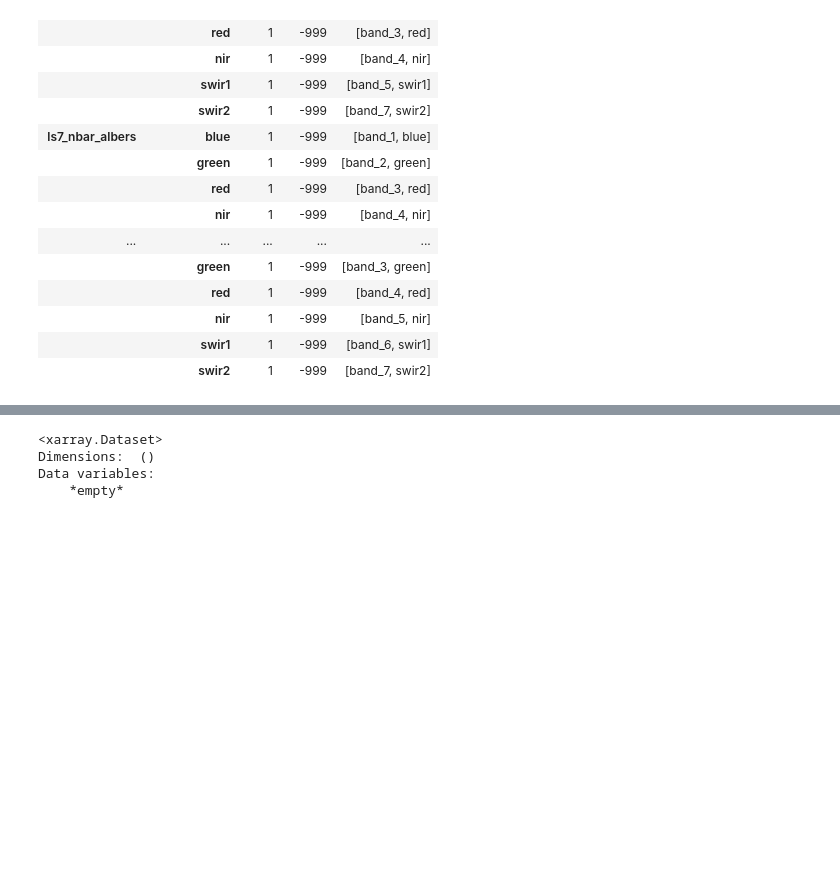
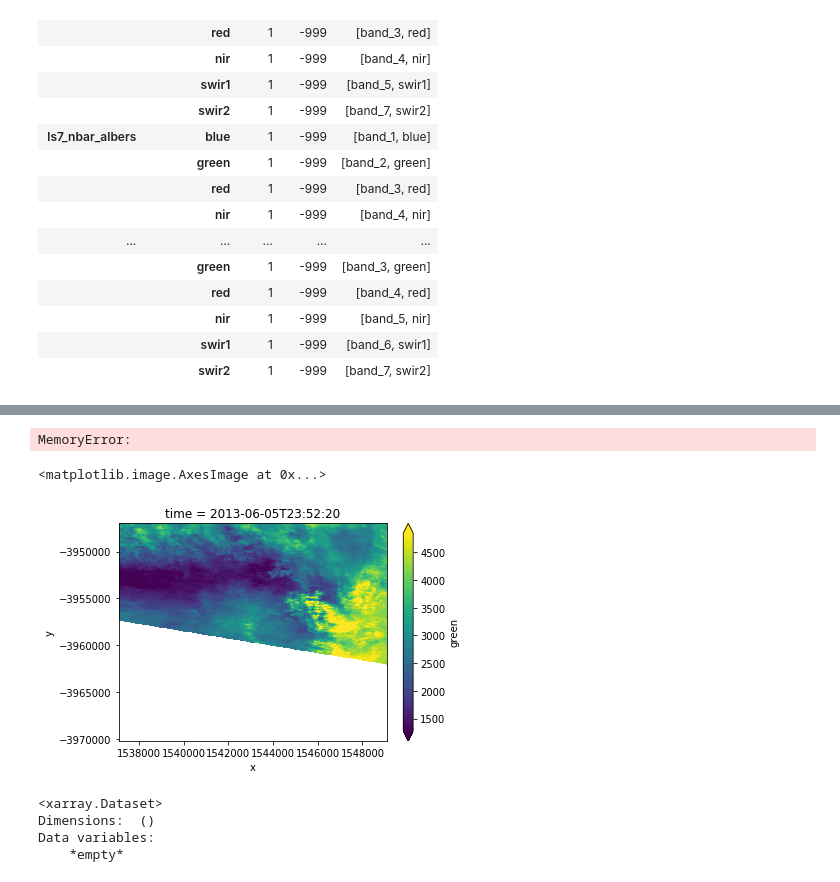
Before and after one commit to ozewex/team-drip, a Jupyter notebook: notebooks/1.0_jbw_datacube_access.ipynb, the cells around one changed output, grey strips where cells are left out. Saved outputs shown, nothing was run; the diff lists cells and outputs as text; code cells hidden in the pictures; blank space fills up the shorter version.

```diff
--- a/notebooks/1.0_jbw_datacube_access.ipynb
+++ b/notebooks/1.0_jbw_datacube_access.ipynb
@@ -110,0 +105,12 @@ query = {
+# %%
+query = {
+    'time': ('2013-01-01', '2014-12-31'),
+    'lat': (-35.2, -35.3),
+    'lon': (149.0, 149.1),
+}
+#for landsat, even 1x1 degree for 4 yrs is too much data
+# %%
+# attempt landsat
+#2 stars unpack the limits of our query, we load specific measurements from a product
+data = dc.load(product='ls8_nbar_albers', measurements=['red','nir'], **query)
+#mask invalid data removes clouds/shadows
@@ -111,3 +152,13 @@ query = {
+# %%
+ndvi = (data.nir-data.red)/(data.nir+data.red)
+ndvi
+# %% [output]
+MemoryError:
+# %%
+data.green.isel(time=6).plot.imshow(robust=True)
+# %% [output]
+<matplotlib.image.AxesImage at 0x...>
+[figure, added]
 # %%
 # ## attempt MODIS
 # #2 stars unpack the limits of our query, we load specific measurements from a product
```
Also changed, not shown: parts of 6 cells of this notebook.
